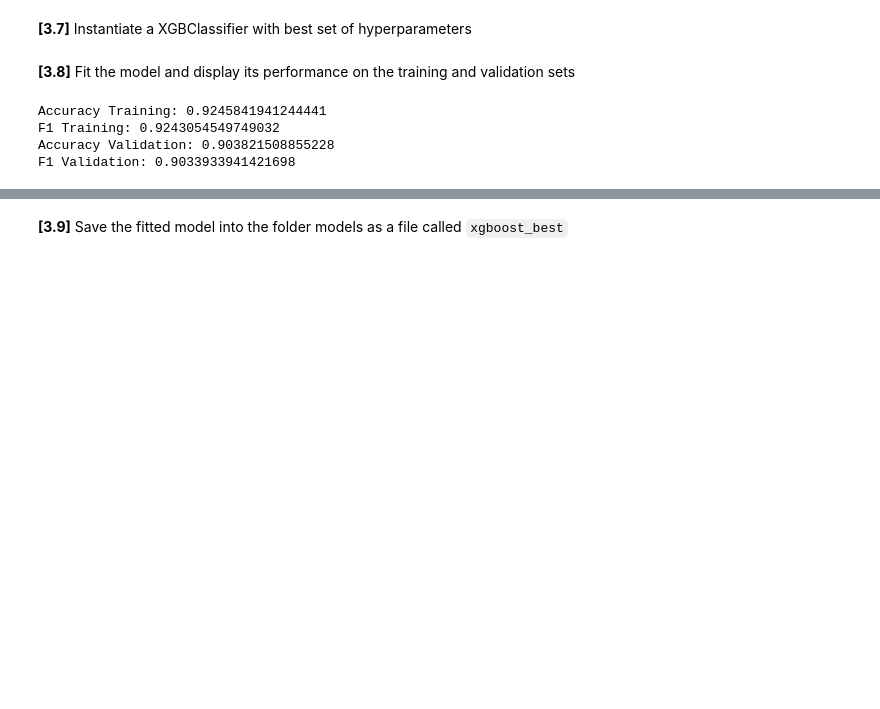
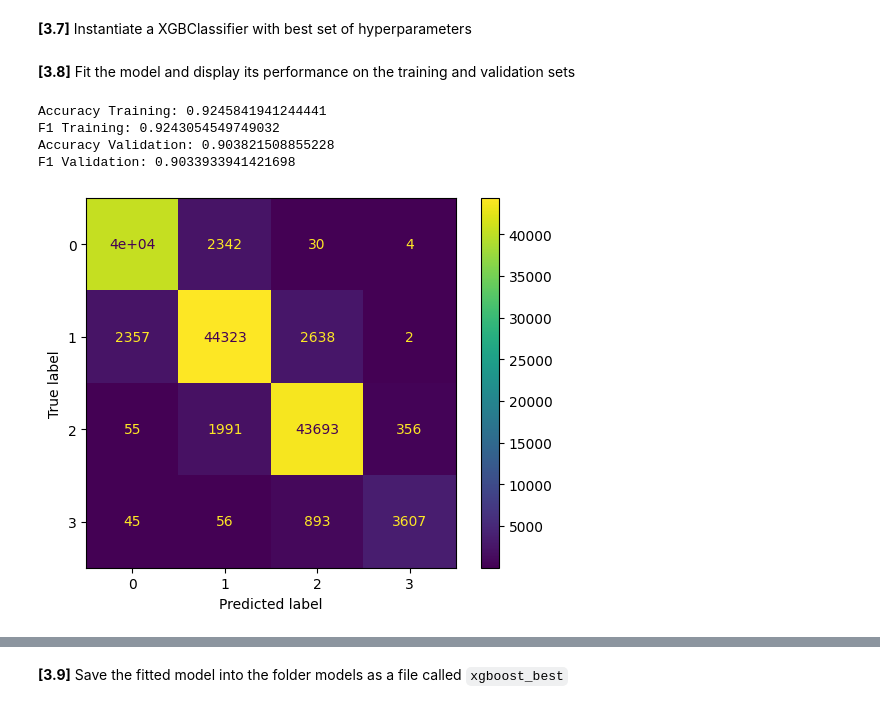
Before and after one commit to reasmey-tith/adv_mla_lab_5, a Jupyter notebook: notebooks/36120_Lab5_Ex3_Solutions.ipynb, the cells around one changed output, grey strips where cells are left out. Saved outputs shown, nothing was run; the diff lists cells and outputs as text; code cells hidden in the pictures; blank space fills up the shorter version.

```diff
--- a/notebooks/36120_Lab5_Ex3_Solutions.ipynb
+++ b/notebooks/36120_Lab5_Ex3_Solutions.ipynb
@@ -160,10 +160,12 @@ F1 Validation: 0.9033933941421698
 # %%
 from sklearn.metrics import confusion_matrix, ConfusionMatrixDisplay
 import matplotlib.pyplot as plt
 
-
-cm = confusion_matrix(y_train, y_preds, labels=[0, 1, 2, 3])
+y_predst = xgboost2.predict(X_train)
+cm = confusion_matrix(y_train, y_predst, labels=[0, 1, 2, 3])
 disp = ConfusionMatrixDisplay(confusion_matrix=cm,
                               display_labels=[0, 1, 2, 3])
 disp.plot()
 plt.show()
+# %% [output]
+[figure, added]
```
Also changed, not shown: parts of 2 cells of this notebook, 4 other files.
